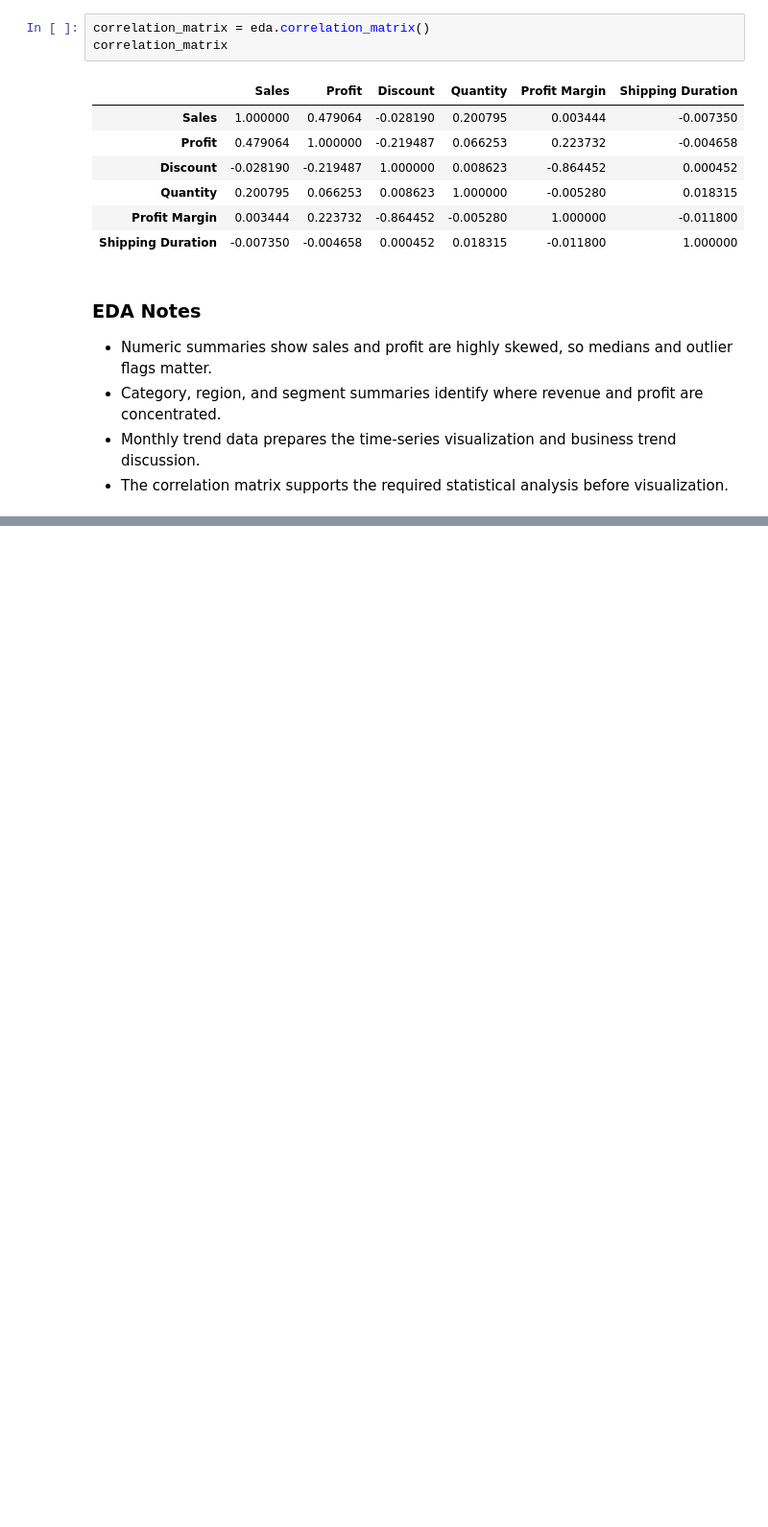
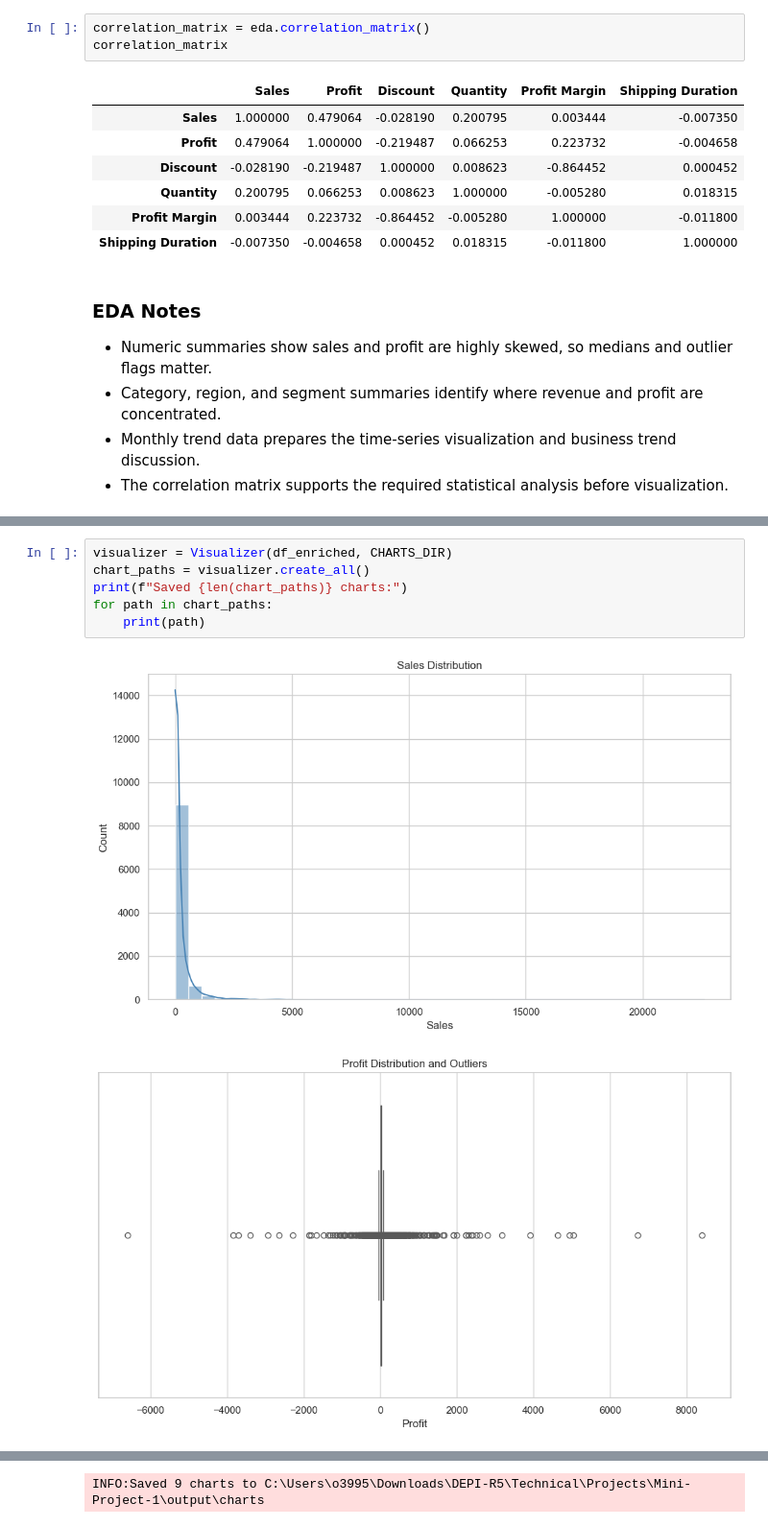
Before and after one commit to omardiab9951/Superstore-Sales-Analytics, a Jupyter notebook: mini_project_1.ipynb, the cells around one changed output, grey strips where cells are left out. Shown at 96% size. Drawn from its saved outputs; the diff is of its cells as text; blank space fills up the shorter version.

```diff
--- a/mini_project_1.ipynb
+++ b/mini_project_1.ipynb
@@ -509,0 +610,9 @@ correlation_matrix
+# %%
+visualizer = Visualizer(df_enriched, CHARTS_DIR)
+chart_paths = visualizer.create_all()
+print(f"Saved {len(chart_paths)} charts:")
+for path in chart_paths:
+    print(path)
+# %% [output]
+[figure, added]
+[figure, added]
@@ -509,0 +626 @@ correlation_matrix
+INFO:Saved 9 charts to C:\Users\o3995\Downloads\DEPI-R5\Technical\Projects\Mini-Project-1\output\charts
```
Also changed, not shown: parts of 8 cells of this notebook, 10 other files.
